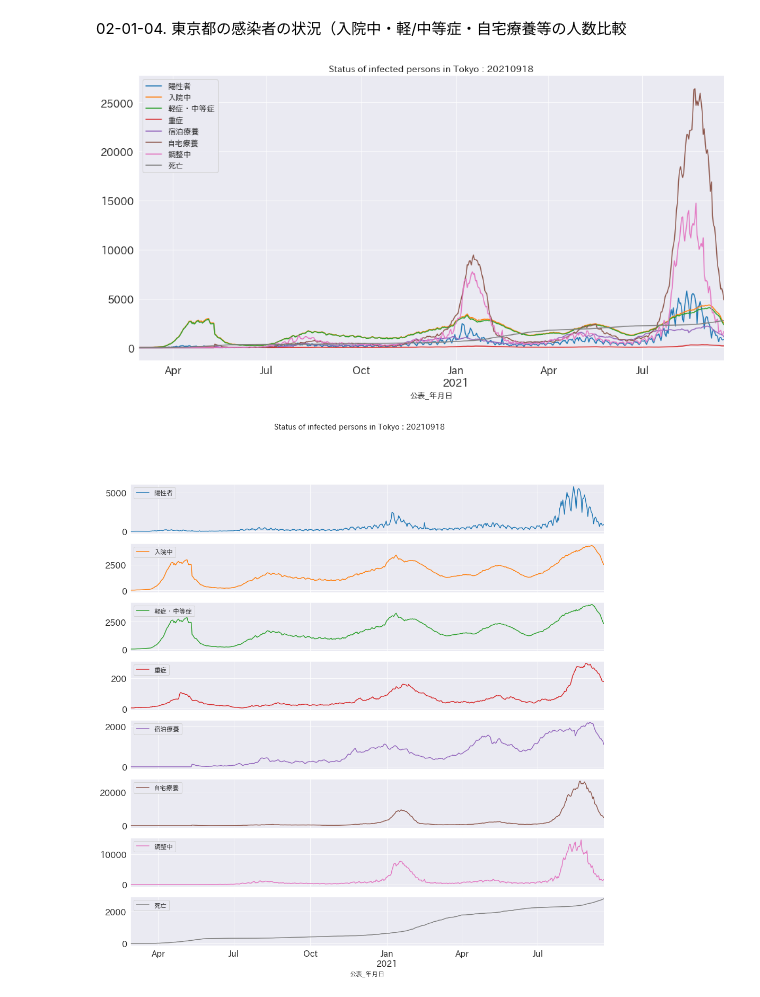
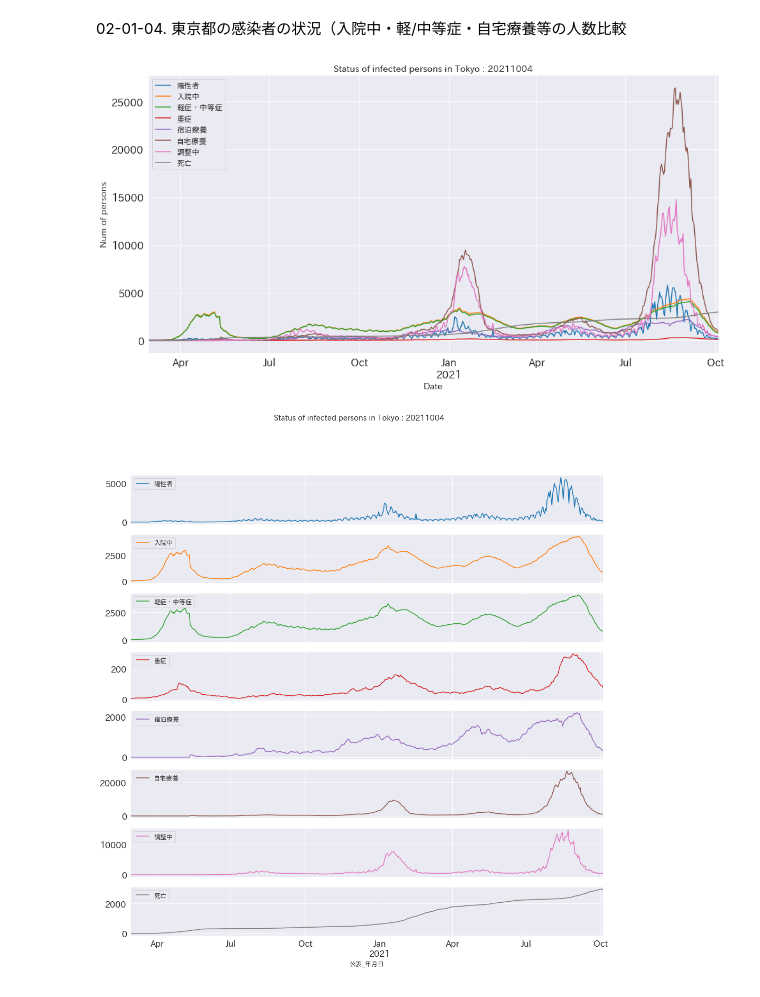
Before and after one commit to deepkick/Visualization-of-the-number-of-Covid19-infected-people-by-Python, a Jupyter notebook: 02_Tokyo_Number_of_People_Convalescing_Home.ipynb, the cells around one changed output. Saved outputs shown, nothing was run; the diff lists cells and outputs as text; code cells hidden in the pictures.

```diff
--- a/02_Tokyo_Number_of_People_Convalescing_Home.ipynb
+++ b/02_Tokyo_Number_of_People_Convalescing_Home.ipynb
@@ -60,7 +60,7 @@ current_path = os.getcwd()
 ############################################
 ## 下記を変更してください
 getting_data_dir = 'tokyo_dataset'
-getting_data_date = '20210918'
+getting_data_date = '20211004'
 getting_data_pref = 'Tokyo'
 ############################################
 
@@ -258,11 +270,13 @@ plt.show()
 # %%
 data_1.plot(x = "公表_年月日")
 #plt.title('東京都の感染者の状況（入院中・軽/中等症・自宅療養等の人数比較）', fontsize=14)
 plt.title(fig04_title, fontsize=14)
+plt.xlabel("Date", fontsize=14)
+plt.ylabel("Num of persons", fontsize=14)
 plt.savefig(fig04_filePath, dpi=200)
 plt.show()
 # %% [output]
-[figure, old version]
+[figure, new version]
 # %%
 plt.rcParams["figure.figsize"] = [16, 16]
 current_figsize = mpl.rcParams['figure.figsize']
@@ -273,4 +287,4 @@ data_1.plot(x = "公表_年月日", subplots = True, title = fig05_title)
 plt.savefig(fig05_filePath, dpi=200)
 plt.show()
 # %% [output]
-[figure, old version]
+[figure, new version]
```
Also changed, not shown: parts of 9 cells of this notebook, 14 other files.
